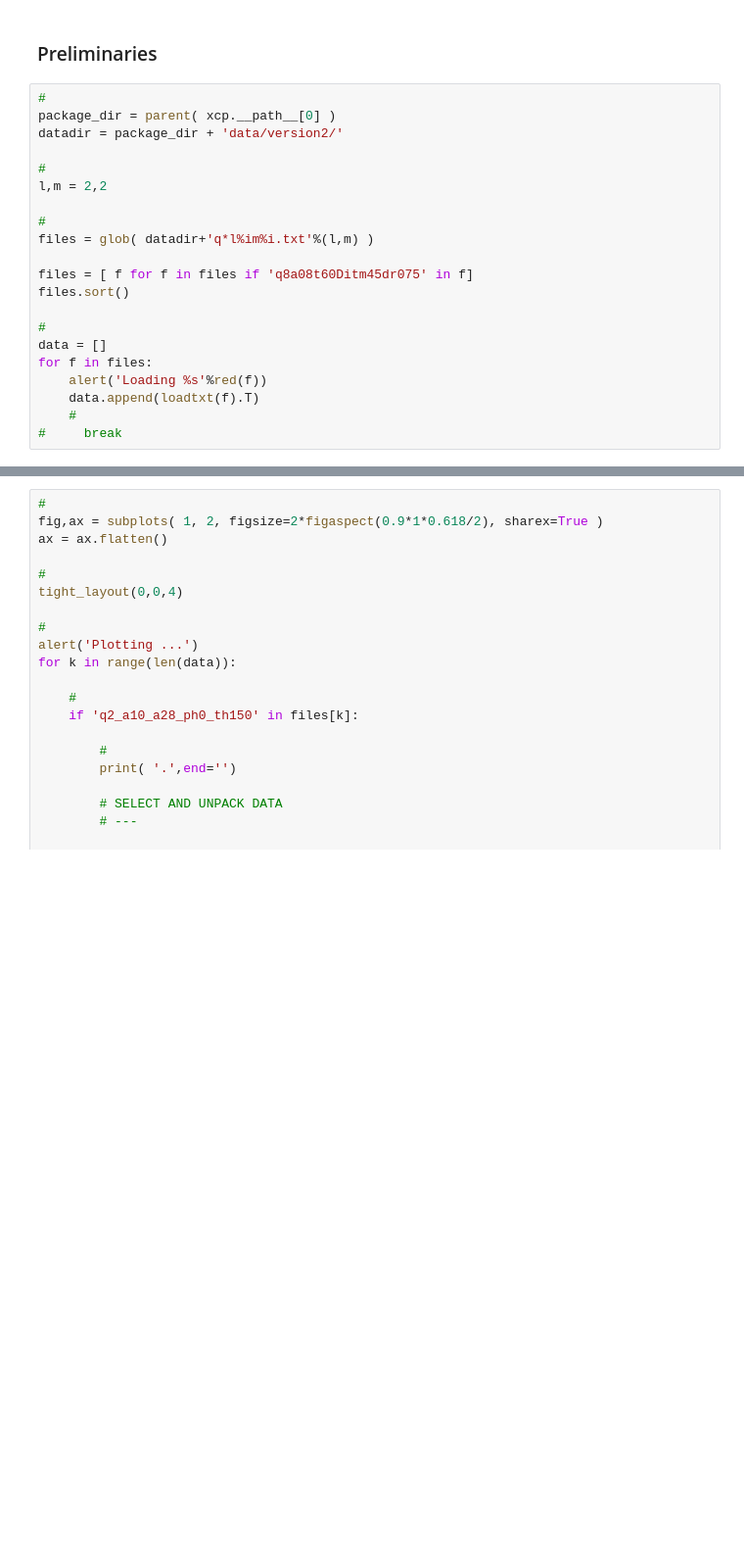
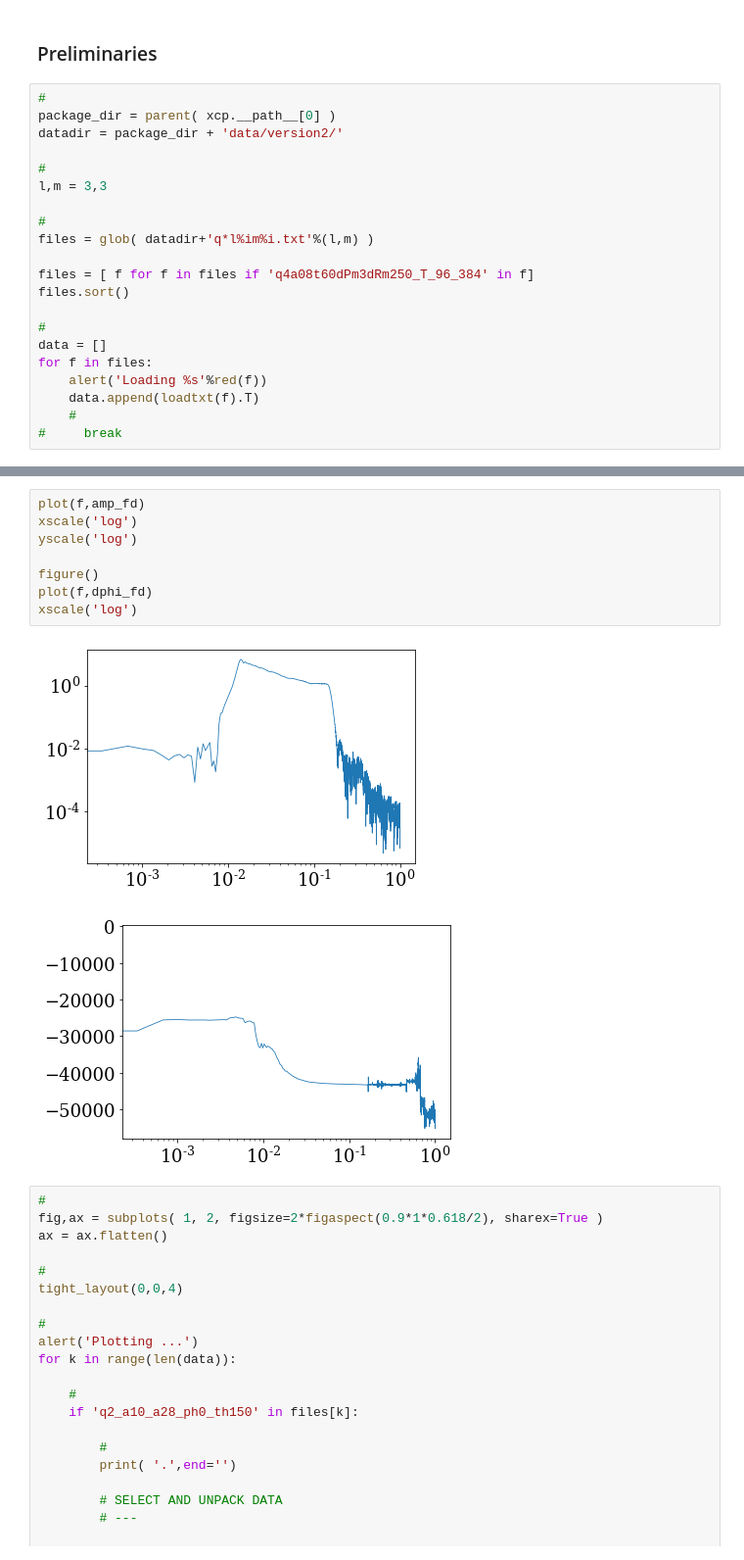
Before and after one commit to llondon6/PhenomXCP, a Jupyter notebook: issues/2_plot_fitting_region_diagnistic.ipynb, the cells around one changed output, grey strips where cells are left out. Shown: that part at 98% size. Cells and saved outputs as stored; diff of their text form; blank space fills up the shorter version.

```diff
--- a/issues/2_plot_fitting_region_diagnistic.ipynb
+++ b/issues/2_plot_fitting_region_diagnistic.ipynb
@@ -25,12 +29,12 @@ package_dir = parent( xcp.__path__[0] )
 datadir = package_dir + 'data/version2/'
 
 #
-l,m = 2,2
+l,m = 3,3
 
 #
 files = glob( datadir+'q*l%im%i.txt'%(l,m) )
 
-files = [ f for f in files if 'q8a08t60Ditm45dr075' in f]
+files = [ f for f in files if 'q4a08t60dPm3dRm250_T_96_384' in f]
 files.sort()
 
 #
@@ -155,3 +128,14 @@ IndexError: index 3232 is out of bounds for axis 0 with size 6
+# %%
+plot(f,amp_fd)
+xscale('log')
+yscale('log')
+
+figure()
+plot(f,dphi_fd)
+xscale('log')
+# %% [output]
+[figure, added]
+[figure, added]
 # %%
 #
 fig,ax = subplots( 1, 2, figsize=2*figaspect(0.9*1*0.618/2), sharex=True )
```
Also changed, not shown: parts of 5 cells of this notebook, 17 other files.
